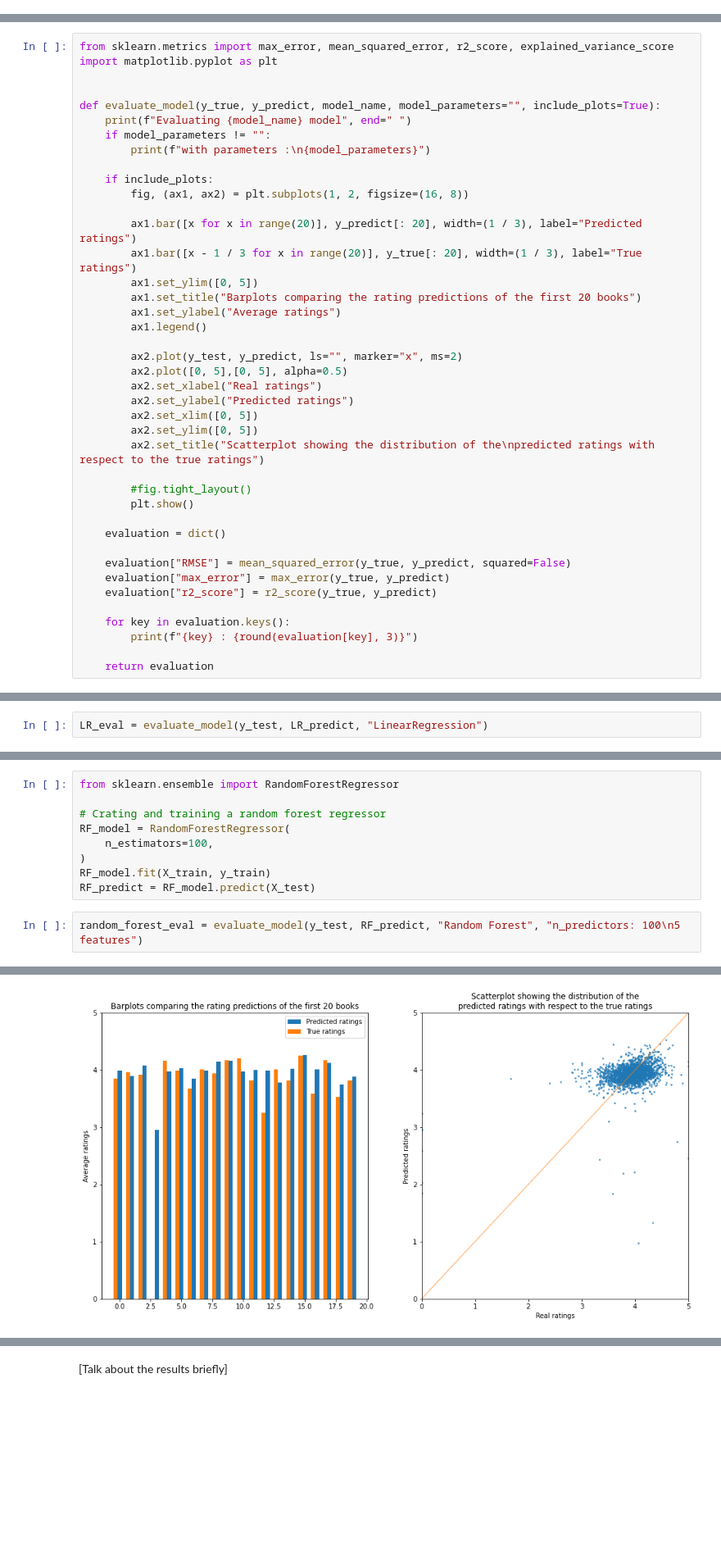
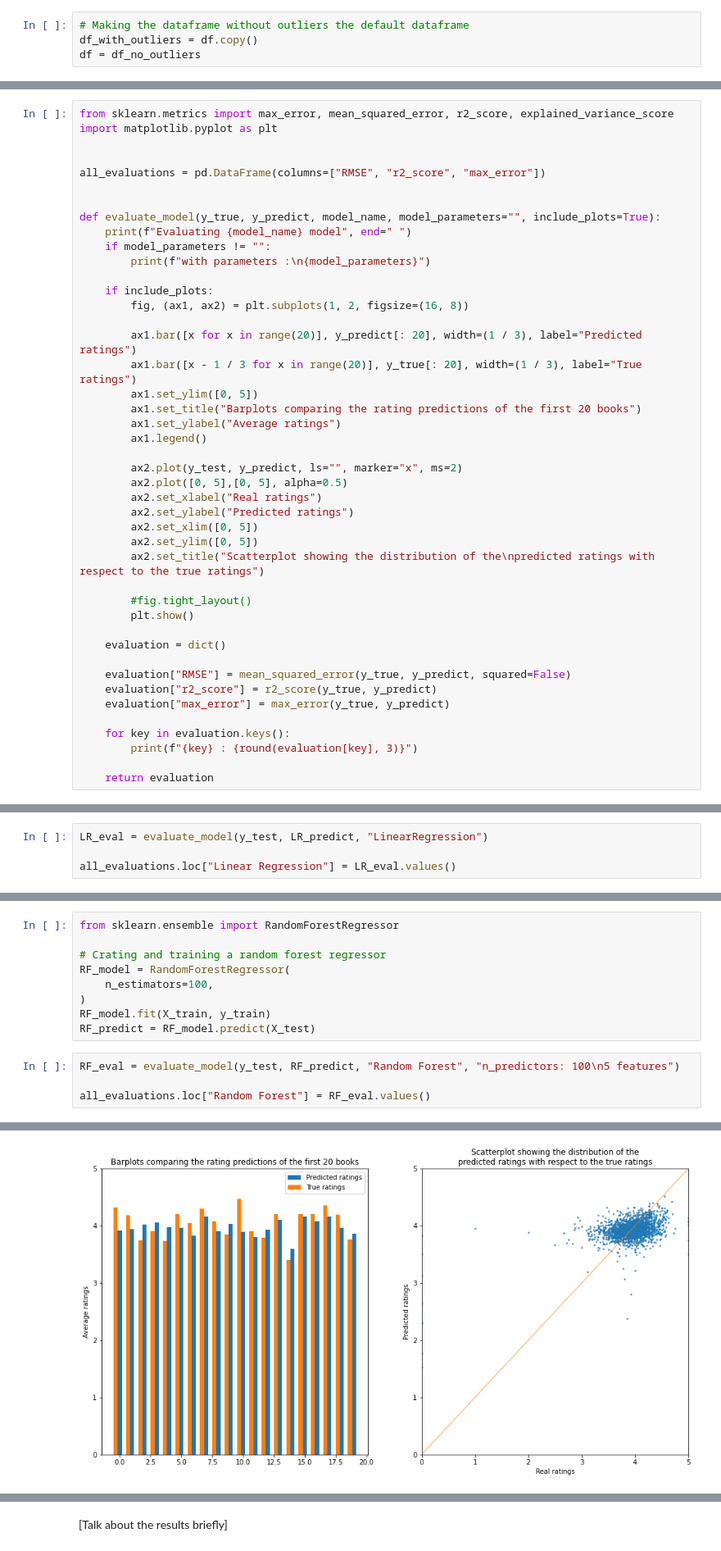
Before and after one commit to Attoumassa/book_rating_prediction_model, a Jupyter notebook: final_notebook.ipynb, the cells around one changed output, grey strips where cells are left out. Shown at 82% size. Cells and saved outputs as stored; diff of their text form; blank space fills up the shorter version.

Commit message:
added comparison table, rearanged model presentation order

```diff
--- a/final_notebook.ipynb
+++ b/final_notebook.ipynb
@@ -332,4 +332,8 @@ df[df["normalised_age"] < 0.5].shape[0]
 52
 # %%
 df_no_outliers = df_no_outliers[df_no_outliers["normalised_age"] > 0.5]
+# %%
+# Making the dataframe without outliers the default dataframe
+df_with_outliers = df.copy()
+df = df_no_outliers
 # %%
@@ -433,6 +437,9 @@ To help compare different models, we have created a function `evaluate_model` th
 # %%
 from sklearn.metrics import max_error, mean_squared_error, r2_score, explained_variance_score
 import matplotlib.pyplot as plt
+
+
+all_evaluations = pd.DataFrame(columns=["RMSE", "r2_score", "max_error"])
 
 
 def evaluate_model(y_true, y_predict, model_name, model_parameters="", include_plots=True):
@@ -464,8 +471,8 @@ def evaluate_model(y_true, y_predict, model_name, model_parameters="", include_p
     evaluation = dict()
 
     evaluation["RMSE"] = mean_squared_error(y_true, y_predict, squared=False)
+    evaluation["r2_score"] = r2_score(y_true, y_predict)
     evaluation["max_error"] = max_error(y_true, y_predict)
-    evaluation["r2_score"] = r2_score(y_true, y_predict)
 
     for key in evaluation.keys():
         print(f"{key} : {round(evaluation[key], 3)}")
@@ -488,5 +501,7 @@ LR_model.fit(X_train, y_train)
 LR_predict = LR_model.predict(X_test)
 # %%
 LR_eval = evaluate_model(y_test, LR_predict, "LinearRegression")
+
+all_evaluations.loc["Linear Regression"] = LR_eval.values()
 # %% [output]
 Evaluating LinearRegression model
@@ -521,9 +536,11 @@ RF_model = RandomForestRegressor(
 RF_model.fit(X_train, y_train)
 RF_predict = RF_model.predict(X_test)
 # %%
-random_forest_eval = evaluate_model(y_test, RF_predict, "Random Forest", "n_predictors: 100\n5 features")
+RF_eval = evaluate_model(y_test, RF_predict, "Random Forest", "n_predictors: 100\n5 features")
+
+all_evaluations.loc["Random Forest"] = RF_eval.values()
 # %% [output]
 Evaluating Random Forest model with parameters :
 n_predictors: 100
 5 features
-[figure, old version]
+[figure, new version]
```
Also changed, not shown: parts of 51 cells of this notebook.
